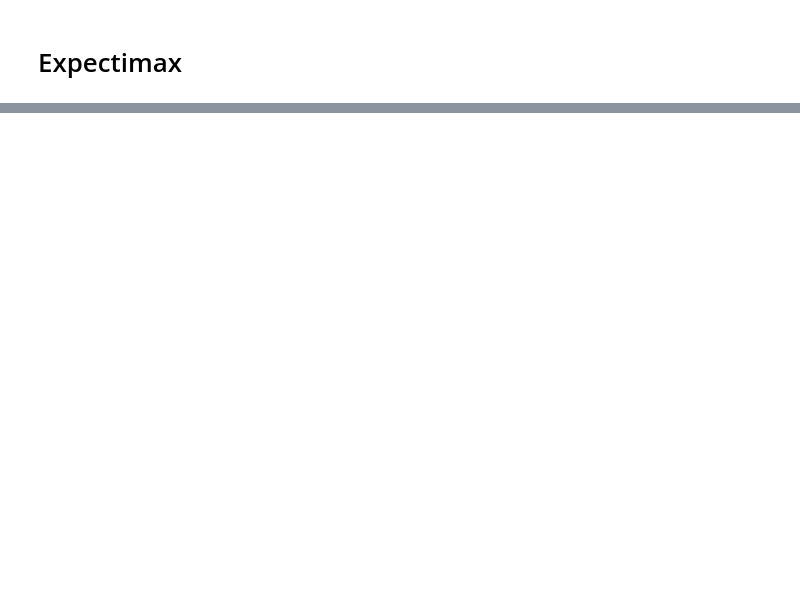
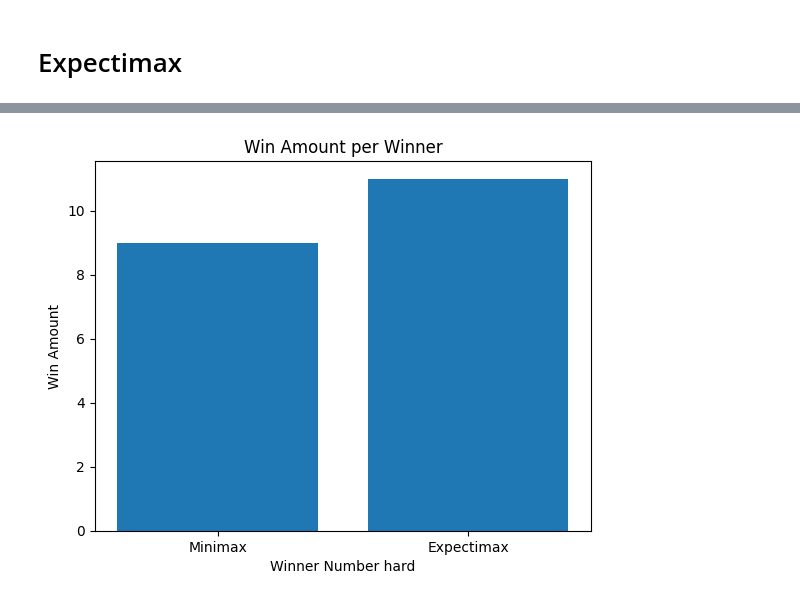
Before and after one commit to JosefinaFerrari/Obligatorio-IA, a Jupyter notebook: CoinGame/coin_game.ipynb, the cells around one changed output, grey strips where cells are left out. Saved outputs shown, nothing was run; the diff lists cells and outputs as text; code cells hidden in the pictures; blank space fills up the shorter version.

```diff
--- a/CoinGame/coin_game.ipynb
+++ b/CoinGame/coin_game.ipynb
@@ -167,0 +354,11 @@ for level in ['easy', 'medium', 'hard']:
+# %%
+from tqdm import tqdm
+ws = []
+for i in tqdm(range(20)):
+    if i%2 == 0:
+        ws.append(play_vs_other_agent(env, agent1=MinimaxAgent(1, 2), agent2=ExpectimaxAgent(2, 2), render=False))
+    else:
+        ws.append(3-play_vs_other_agent(env, agent1=ExpectimaxAgent(1, 2), agent2=MinimaxAgent(2, 2), render=False))
+minimax_VS_expectimax_graph(ws)
+# %% [output]
+[figure, added]
```
Also changed, not shown: parts of 24 cells of this notebook, 2 other files.
